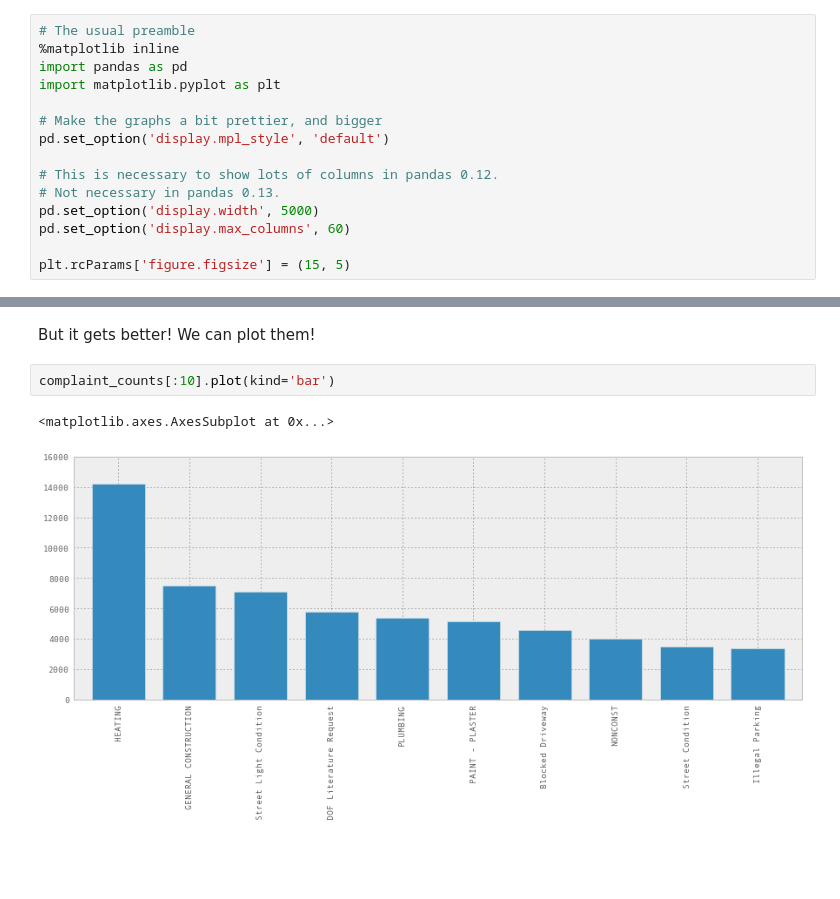
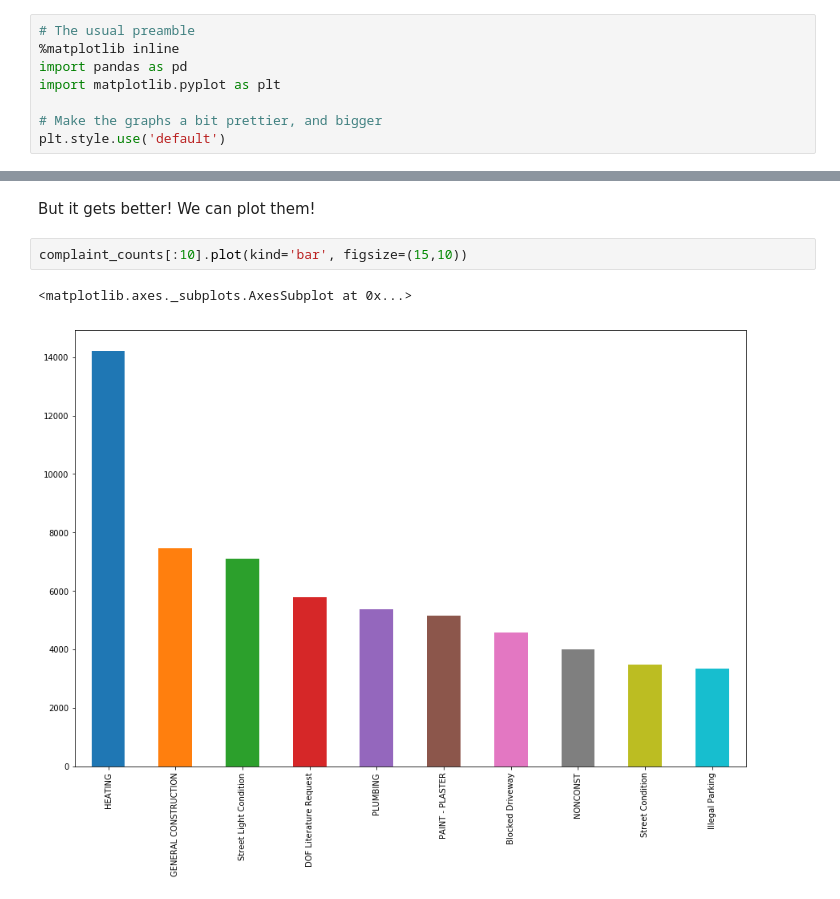
Before and after one commit to jvns/pandas-cookbook, a Jupyter notebook: cookbook/Chapter 2 - Selecting data & finding the most common complaint type.ipynb, the cells around one changed output, grey strips where cells are left out. Drawn from its saved outputs; the diff is of its cells as text; blank space fills up the shorter version.

```diff
--- a/cookbook/Chapter 2 - Selecting data & finding the most common complaint type.ipynb
+++ b/cookbook/Chapter 2 - Selecting data & finding the most common complaint type.ipynb
@@ -5,14 +5,7 @@ import pandas as pd
 import matplotlib.pyplot as plt
 
 # Make the graphs a bit prettier, and bigger
-pd.set_option('display.mpl_style', 'default')
-
-# This is necessary to show lots of columns in pandas 0.12.
-# Not necessary in pandas 0.13.
-pd.set_option('display.width', 5000)
-pd.set_option('display.max_columns', 60)
-
-plt.rcParams['figure.figsize'] = (15, 5)
+plt.style.use('default')
 # %% [markdown]
 We're going to use a new dataset here, to demonstrate how to deal with larger datasets. This is a subset of the of 311 service requests from [NYC Open Data](https://nycopendata.socrata.com/Social-Services/311-Service-Requests-from-2010-to-Present/erm2-nwe9).
 # %%
@@ -194,10 +186,10 @@ dtype: int64
 # %% [markdown]
 But it gets better! We can plot them!
 # %%
-complaint_counts[:10].plot(kind='bar')
+complaint_counts[:10].plot(kind='bar', figsize=(15,10))
 # %% [output]
-<matplotlib.axes.AxesSubplot at 0x...>
+<matplotlib.axes._subplots.AxesSubplot at 0x...>
-[figure, old version]
+[figure, new version]
 # %% [markdown]
 <style>
     @font-face {
```
Also changed, not shown: parts of 6 cells of this notebook, 9 other files.
